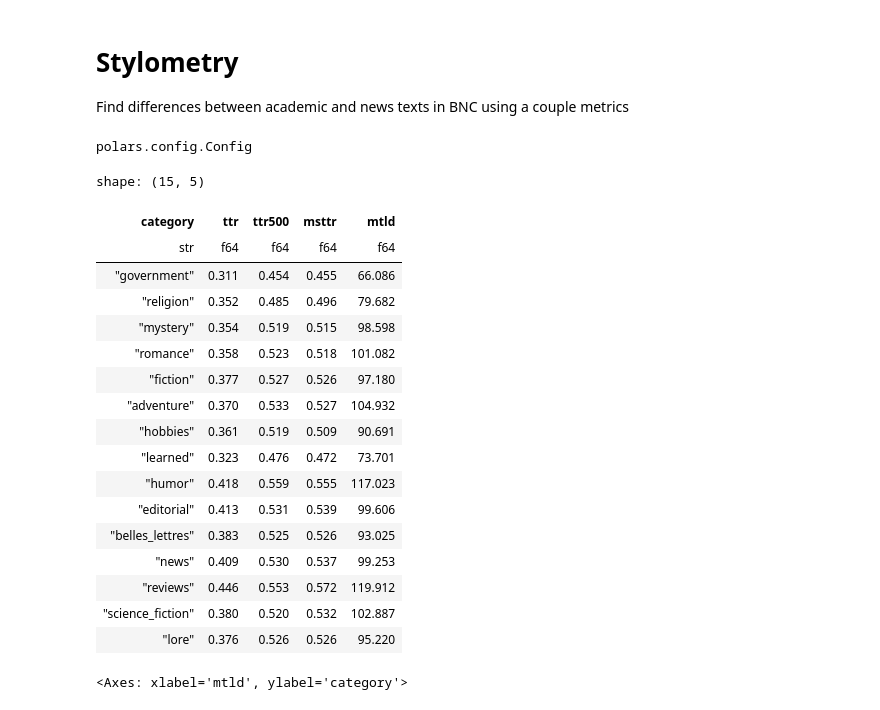
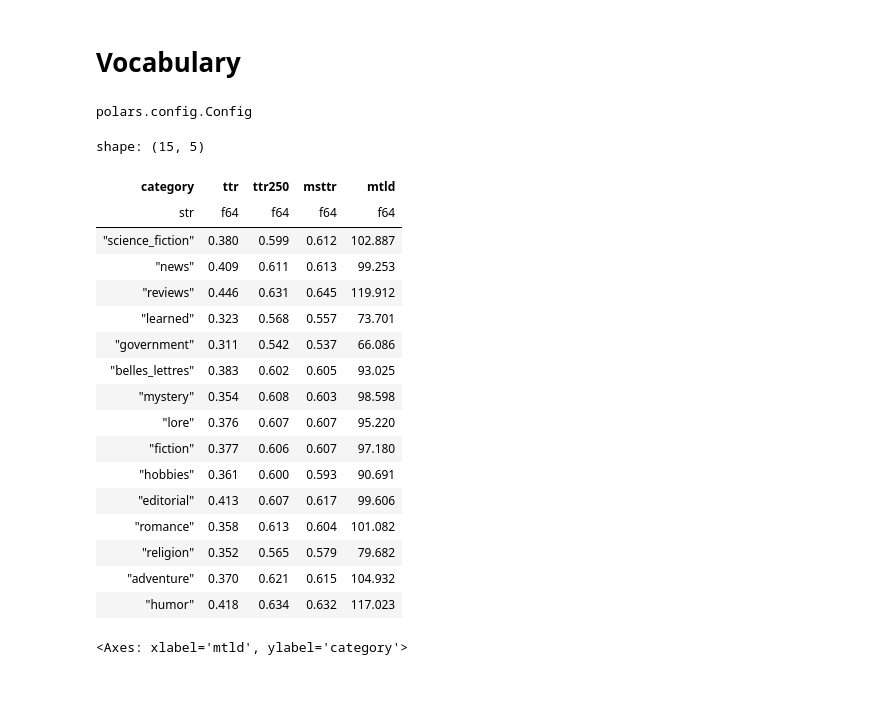
Before and after one commit to rmalouf/polars_corpus, a Jupyter notebook: docs/notebooks/vocabulary.ipynb, the cells around one changed output. Drawn from its saved outputs; the diff is of its cells as text; code cells hidden in the pictures.

```diff
--- a/docs/notebooks/vocabulary.ipynb
+++ b/docs/notebooks/vocabulary.ipynb
@@ -1,6 +1,5 @@
 # %% [markdown]
-# Stylometry
-Find differences between academic and news texts in BNC using a couple metrics
+# Vocabulary
 # %%
 import polars as pl
 import polars_corpus as plc
@@ -13,34 +12,38 @@ pl.Config.set_tbl_rows(15)
 # %% [output]
 polars.config.Config
 # %%
-brown = pl.scan_parquet("../data/brown.parquet") \
-    .filter(           plc.is_letters("token")) \
-    .with_columns(pl.col('token').str.to_lowercase()) \
+brown = (
+    pl.scan_parquet("../../data/brown.parquet")
+    .filter(plc.is_letters("token"))
+    .with_columns(pl.col("token").str.to_lowercase())
     .collect()
+)
 # %%
-msttr = brown.group_by('file_id').agg(pl.col('category').first(),
-                                plc.ttr("token").alias('ttr'),
-                                      plc.ttr(pl.col("token").head(500)).alias('ttr500'),
-                                      plc.msttr("token",500).alias('msttr'),
-                                          plc.mtld("token").alias("mtld"))
-msttr.group_by('category').agg(cs.numeric().mean())
+msttr = brown.group_by("file_id").agg(
+    pl.col("category").first(),
+    plc.ttr("token").alias("ttr"),
+    plc.ttr(pl.col("token").head(250)).alias("ttr250"),
+    plc.msttr("token", 250).alias("msttr"),
+    plc.mtld("token").alias("mtld"),
+)
+msttr.group_by("category").agg(cs.numeric().mean())
 # %% [output]
 shape: (15, 5)
-| category | ttr | ttr500 | msttr | mtld |
+| category | ttr | ttr250 | msttr | mtld |
 | str | f64 | f64 | f64 | f64 |
-| "government" | 0.311 | 0.454 | 0.455 | 66.086 |
-| "religion" | 0.352 | 0.485 | 0.496 | 79.682 |
-| "mystery" | 0.354 | 0.519 | 0.515 | 98.598 |
-| "romance" | 0.358 | 0.523 | 0.518 | 101.082 |
-| "fiction" | 0.377 | 0.527 | 0.526 | 97.180 |
-| "adventure" | 0.370 | 0.533 | 0.527 | 104.932 |
-| "hobbies" | 0.361 | 0.519 | 0.509 | 90.691 |
-| "learned" | 0.323 | 0.476 | 0.472 | 73.701 |
-| "humor" | 0.418 | 0.559 | 0.555 | 117.023 |
-| "editorial" | 0.413 | 0.531 | 0.539 | 99.606 |
-| "belles_lettres" | 0.383 | 0.525 | 0.526 | 93.025 |
-| "news" | 0.409 | 0.530 | 0.537 | 99.253 |
-| "reviews" | 0.446 | 0.553 | 0.572 | 119.912 |
-| "science_fiction" | 0.380 | 0.520 | 0.532 | 102.887 |
-| "lore" | 0.376 | 0.526 | 0.526 | 95.220 |
+| "science_fiction" | 0.380 | 0.599 | 0.612 | 102.887 |
+| "news" | 0.409 | 0.611 | 0.613 | 99.253 |
+| "reviews" | 0.446 | 0.631 | 0.645 | 119.912 |
+| "learned" | 0.323 | 0.568 | 0.557 | 73.701 |
+| "government" | 0.311 | 0.542 | 0.537 | 66.086 |
+| "belles_lettres" | 0.383 | 0.602 | 0.605 | 93.025 |
+| "mystery" | 0.354 | 0.608 | 0.603 | 98.598 |
+| "lore" | 0.376 | 0.607 | 0.607 | 95.220 |
+| "fiction" | 0.377 | 0.606 | 0.607 | 97.180 |
+| "hobbies" | 0.361 | 0.600 | 0.593 | 90.691 |
+| "editorial" | 0.413 | 0.607 | 0.617 | 99.606 |
+| "romance" | 0.358 | 0.613 | 0.604 | 101.082 |
+| "religion" | 0.352 | 0.565 | 0.579 | 79.682 |
+| "adventure" | 0.370 | 0.621 | 0.615 | 104.932 |
+| "humor" | 0.418 | 0.634 | 0.632 | 117.023 |
 # %%
```
Also changed, not shown: parts of 17 cells of this notebook, 5 other files.
